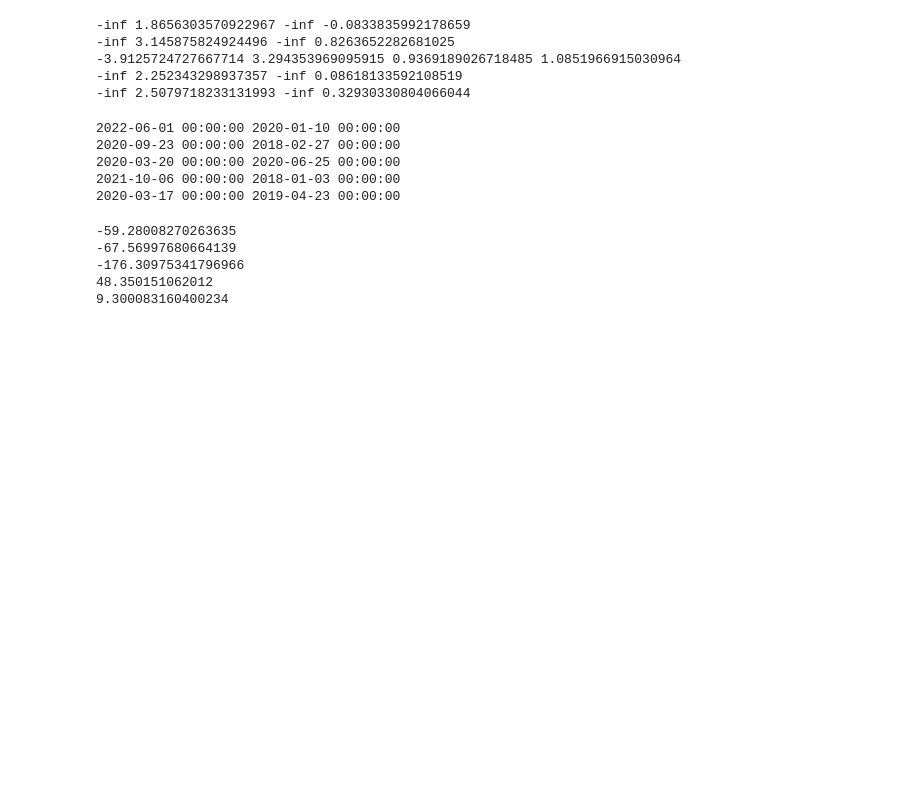
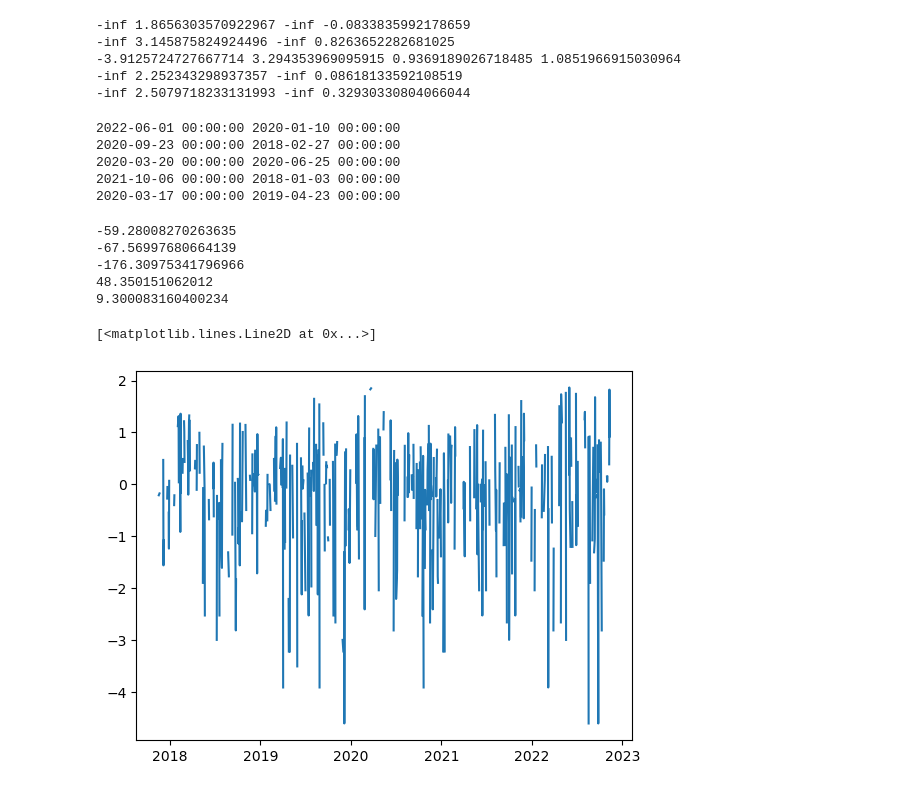
Before and after one commit to 52804407/MidtermPasz, a Jupyter notebook: Midterm.ipynb, the cells around one changed output. Drawn from its saved outputs; the diff is of its cells as text; code cells hidden in the pictures; blank space fills up the shorter version.

```diff
--- a/Midterm.ipynb
+++ b/Midterm.ipynb
@@ -206,3 +206,10 @@ print(return_MAR)
 -176.30975341796966
 48.350151062012
 9.300083160400234
+# %%
+#Answer 7
+
+plt.plot(log_returns_ABC)
+# %% [output]
+[<matplotlib.lines.Line2D at 0x...>]
+[figure, added]
```
Also changed, not shown: parts of 4 cells of this notebook.
